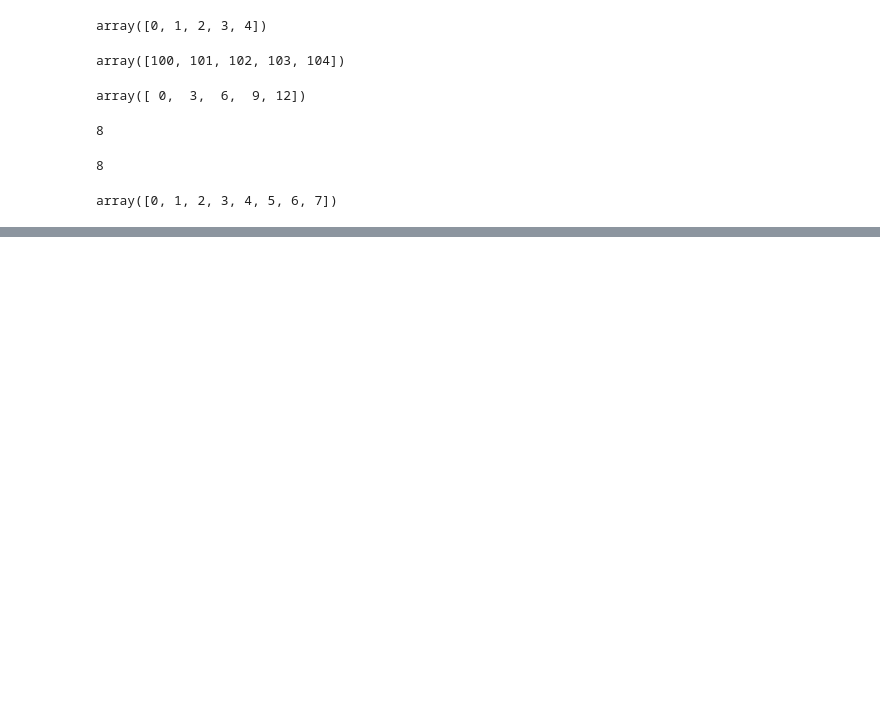
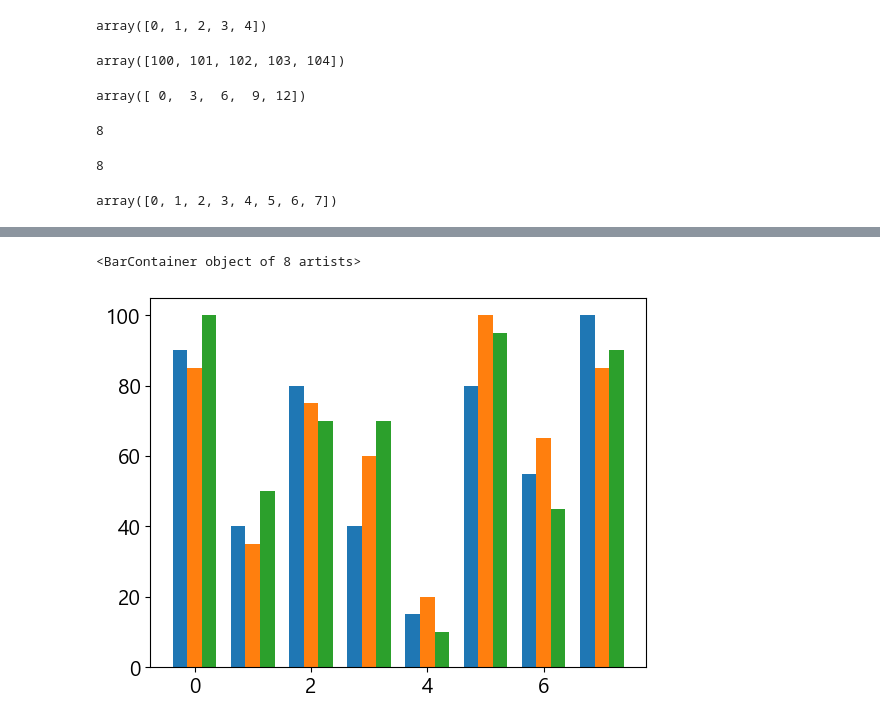
Before and after one commit to YDHYDHDONG/datanalysis, a Jupyter notebook: matplotlib/12. 다중 막대 그래프.ipynb, the cells around one changed output, grey strips where cells are left out. Cells and saved outputs as stored; diff of their text form; code cells hidden in the pictures; blank space fills up the shorter version.

```diff
--- a/matplotlib/12. 다중 막대 그래프.ipynb
+++ b/matplotlib/12. 다중 막대 그래프.ipynb
@@ -67,0 +70,8 @@ plt.bar(index - w, df['국어'])
+# %%
+w = 0.25
+plt.bar(index - w, df['국어'], width=w)
+plt.bar(index, df['영어'], width=w)
+plt.bar(index + w, df['수학'], width=w)
+# %% [output]
+<BarContainer object of 8 artists>
+[figure, added]
```
Also changed, not shown: parts of 3 cells of this notebook.
